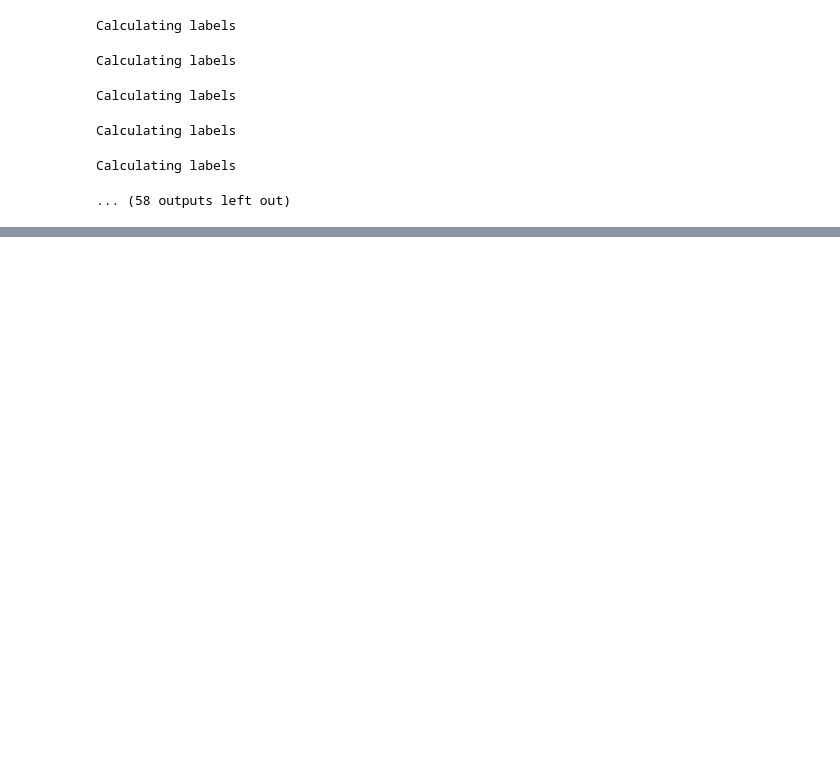
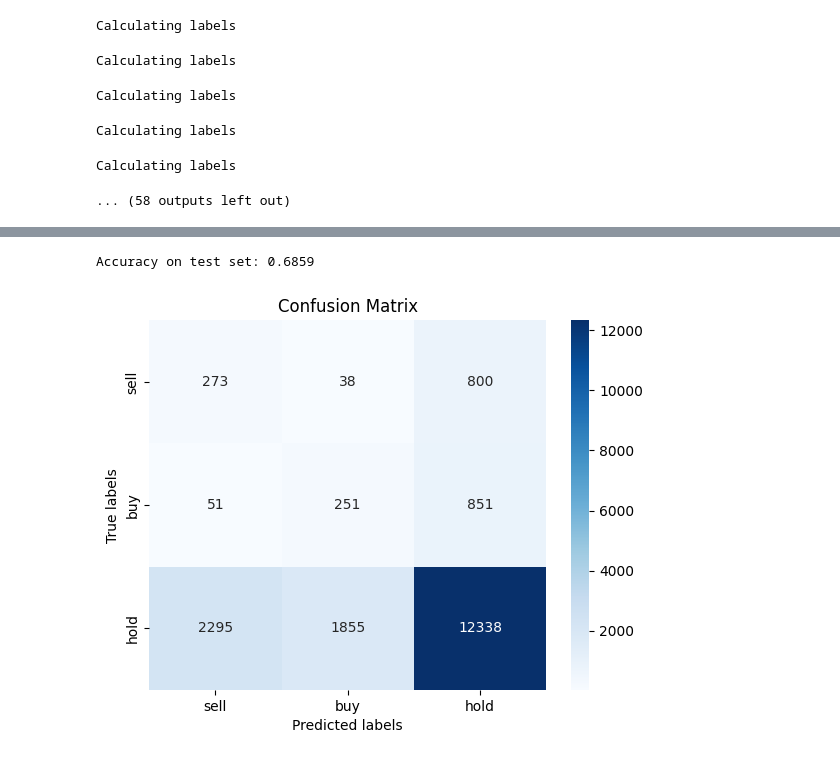
Before and after one commit to nutpigeon/CNN-for-future-strategy, a Jupyter notebook: import_clean_DATA.ipynb, the cells around one changed output, grey strips where cells are left out. Cells and saved outputs as stored; diff of their text form; code cells hidden in the pictures; blank space fills up the shorter version.

```diff
--- a/import_clean_DATA.ipynb
+++ b/import_clean_DATA.ipynb
@@ -367,6 +377,7 @@ import numpy as np
 import pandas as pd
 from sklearn.preprocessing import MinMaxScaler
 from sklearn.model_selection import train_test_split
+
 
 # 初始化存储容器
 scalers = {}  # 用于存储每个品种的scaler
@@ -376,6 +387,8 @@ all_y_train = []
 all_y_test = []
 all_dates = []  # 保存每个样本的日期范围
 all_varieties = []  # 保存每个样本的品种信息
+
+lookback_days = 20
 
 for code in  filtered_codes_by_oi_mean:
     file_path = f"{code}_technical.csv"
@@ -396,7 +409,6 @@ for code in  filtered_codes_by_oi_mean:
     # 添加品种代码作为特征
     data['Variety'] = code
 
-    lookback_days = 50
     features = []
     labels = []
 
@@ -486,0 +639,50 @@ plt.show()
+# %%
+model.eval()  # 设置模型为评估模式
+correct = 0
+total = 0
+with torch.no_grad():  # 在评估阶段不计算梯度
+    for data, targets in test_loader:
+        outputs = model(data)
+        _, predicted = torch.max(outputs.data, 1)
+        total += targets.size(0)
+        correct += (predicted == targets).sum().item()
+
+accuracy = correct / total
+print(f'Accuracy on test set: {accuracy:.4f}')
+# %% [output]
+Accuracy on test set: 0.6859
+# %%
+
+from sklearn.metrics import confusion_matrix
+import seaborn as sns
+import matplotlib.pyplot as plt
+
+# 确保模型处于评估模式
+model.eval()
+
+# 收集所有预测和标签
+all_preds = []
+all_targets = []
+
+with torch.no_grad():
+    for data, targets in test_loader:
+        outputs = model(data)
+        _, preds = torch.max(outputs, 1)
+        all_preds.extend(preds.cpu().numpy())
+        all_targets.extend(targets.cpu().numpy())
+
+# 计算混淆矩阵
+cm = confusion_matrix(all_targets, all_preds)
+
+# 假设您知道每个整数标签对应的原始类别名称
+original_classes = ['sell', 'buy', 'hold']
+
+# 直接使用原始类别名称作为混淆矩阵的轴标签
+sns.heatmap(cm, annot=True, fmt='d', cmap='Blues',
+            xticklabels=original_classes, yticklabels=original_classes)
+plt.xlabel('Predicted labels')
+plt.ylabel('True labels')
+plt.title('Confusion Matrix')
+plt.show()
+# %% [output]
+[figure, added]
```
Also changed, not shown: parts of 10 cells of this notebook.
